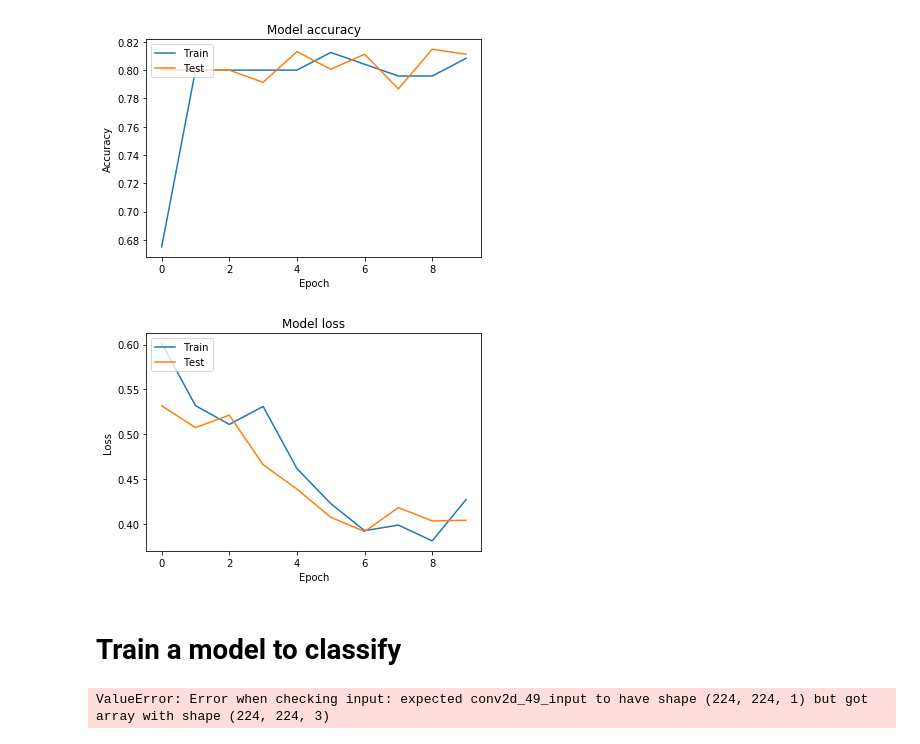
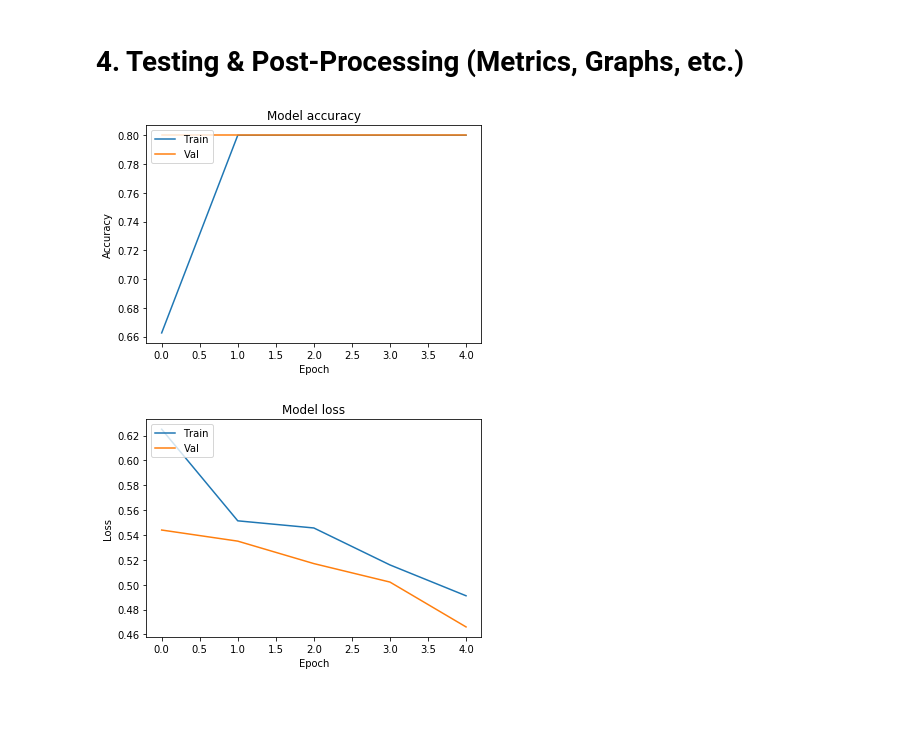
Before and after one commit to alswilli/Object-Classificaton-and-Localization-on-ImageNet, a Jupyter notebook: grayscale-model.ipynb, the cells around one changed output. Drawn from its saved outputs; the diff is of its cells as text; code cells hidden in the pictures; blank space fills up the shorter version.

Commit message:
restructured and cleaned repo a bit. added more modularization to grayscale model

```diff
--- a/grayscale-model.ipynb
+++ b/grayscale-model.ipynb
@@ -16,18 +34,15 @@ validationPath = os.path.join(dataPath, 'val')
 # %%
-from keras.preprocessing.image import ImageDataGenerator
 
-useGrayscale=False
-img_width, img_height = 224, 224
 
-train_datagen = ImageDataGenerator(rescale=1./255, shear_range=0.2, zoom_range=0.2, horizontal_flip=True,
-                                  validation_split=0.2)
 
-if useGrayscale:
-    color_mode='grayscale'
-    num_channels=1
-else:
-    color_mode='rgb'
-    num_channels=3
+
+train_datagen = ImageDataGenerator(rescale=1./255,
+                                   shear_range=0.2,
+                                   zoom_range=0.2,
+                                   horizontal_flip=True,
+                                   validation_split=0.1)
+
+
 
 train_generator = train_datagen.flow_from_directory('RealImageNet/ImageNetSubsample/Data/CLS-LOC/train',
                                                    target_size=(img_width, img_height),
@@ -139,0 +67,20 @@ Epoch 10/10
+# %%
+# from keras.models import Sequential # How layers interact (x -> y)
+# from keras.layers import Dense      # Type of layer (what you feed your data into)
+
+from models.simpleConv import build_model
+
+model = build_model(img_width, img_height, num_channels)
+model.compile(loss='binary_crossentropy',
+              optimizer='adam',
+              metrics=['accuracy'])
+
+results = model.fit_generator(
+        train_generator,
+        validation_data=val_generator,
+        steps_per_epoch=3,
+        epochs=10)
+
+
+if saveModel:
+    model.save(os.path.join('output','saved-models', modelName + '.h5'))
@@ -140,25 +108,27 @@ Epoch 10/10
+# %% [markdown]
+# 4. Testing & Post-Processing (Metrics, Graphs, etc.)
 # %%
 import matplotlib.pyplot as plt
 %matplotlib inline
 
 
 # Plot training & validation accuracy values
 plt.plot(results.history['acc'])
 plt.plot(results.history['val_acc'])
 plt.title('Model accuracy')
 plt.ylabel('Accuracy')
 plt.xlabel('Epoch')
-plt.legend(['Train', 'Test'], loc='upper left')
+plt.legend(['Train', 'Val'], loc='upper left')
 plt.show()
 
 # Plot training & validation loss values
 plt.plot(results.history['loss'])
 plt.plot(results.history['val_loss'])
 plt.title('Model loss')
 plt.ylabel('Loss')
 plt.xlabel('Epoch')
-plt.legend(['Train', 'Test'], loc='upper left')
+plt.legend(['Train', 'Val'], loc='upper left')
 plt.show()
 # %% [output]
-[figure, old version]
+[figure, new version]
-[figure, old version]
+[figure, new version]
@@ -184,6 +134,0 @@ print('Predicted:', decode_predictions(preds, top=3)[0])
-# %% [markdown]
-# Train a model to classify
-# %%
-pred = model.predict(x_train[1000:2000])
-# %% [output]
-ValueError: Error when checking input: expected conv2d_49_input to have shape (224, 224, 1) but got array with shape (224, 224, 3)
```
Also changed, not shown: parts of 17 cells of this notebook, 5 other files.
